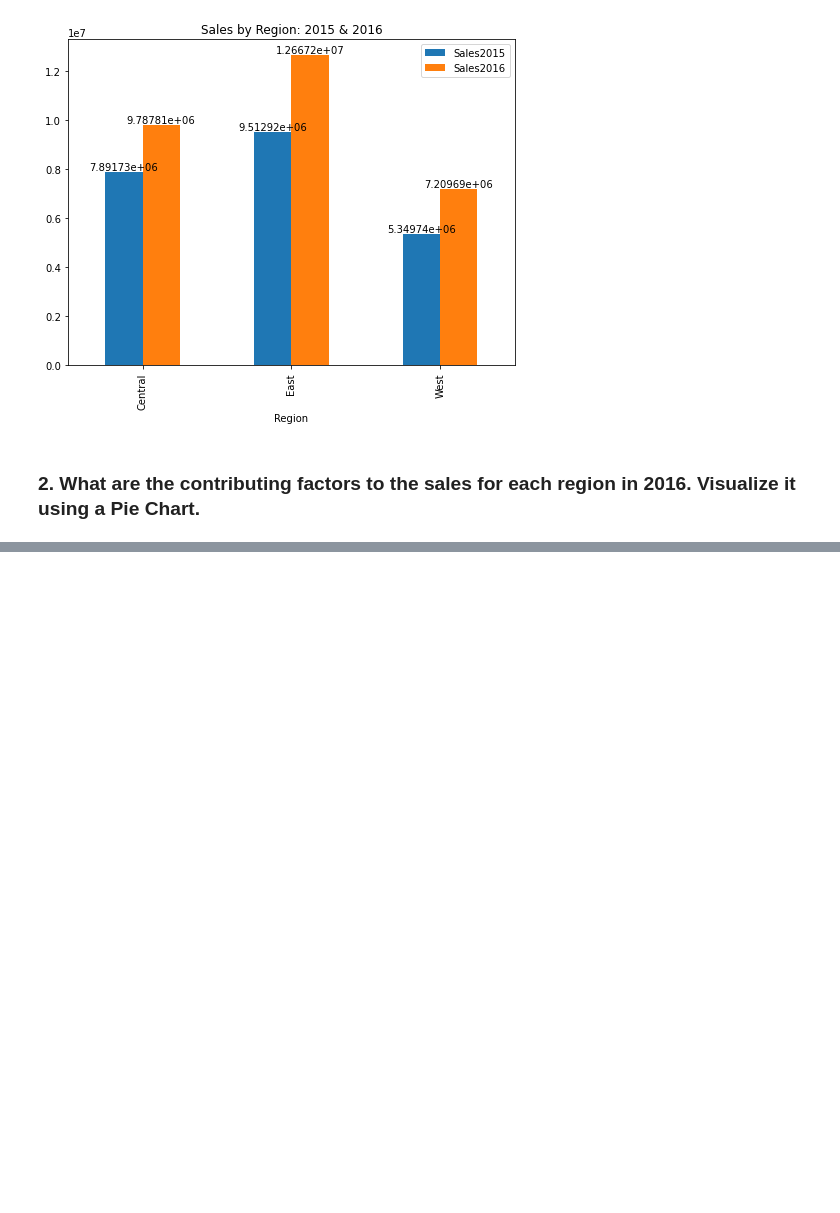
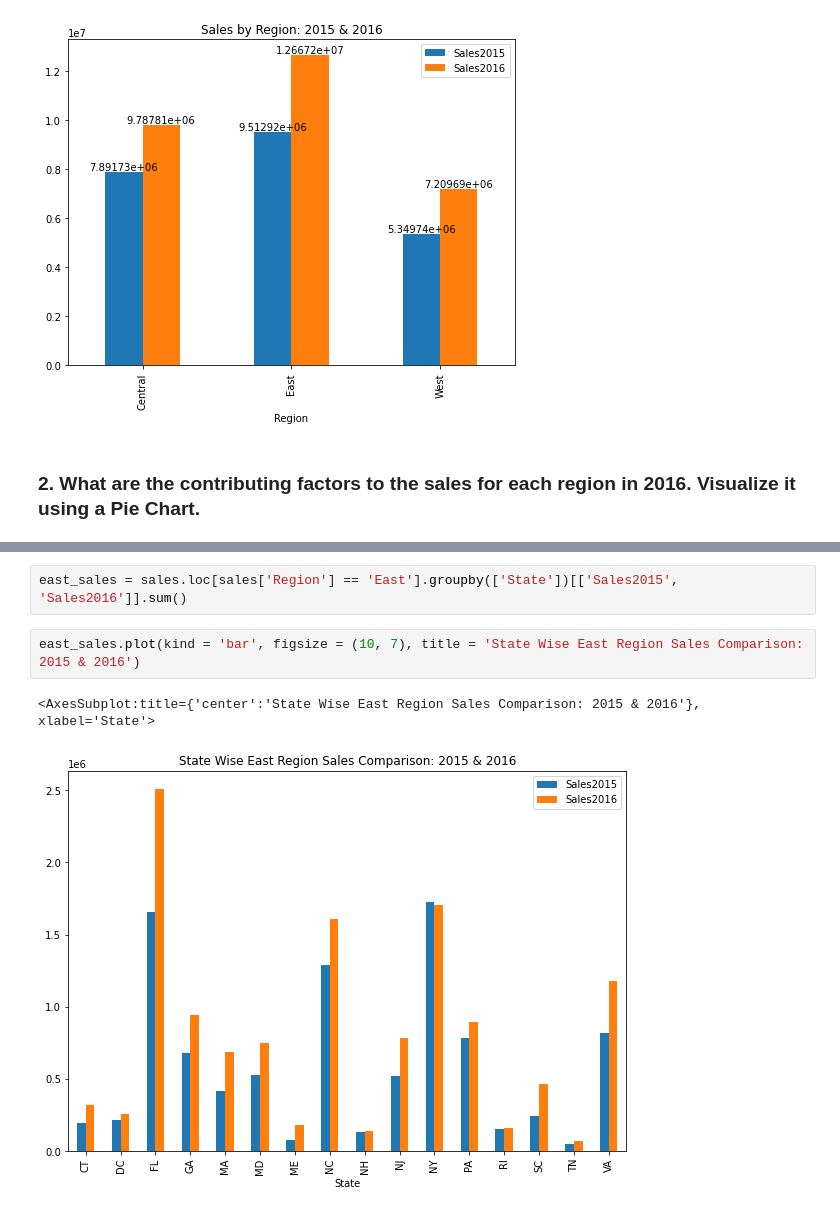
Before and after one commit to sakshisv/Data-Visualization-in-Python, a Jupyter notebook: Data Visualization in Python.ipynb, the cells around one changed output, grey strips where cells are left out. Saved outputs shown, nothing was run; the diff lists cells and outputs as text; blank space fills up the shorter version.

```diff
--- a/Data Visualization in Python.ipynb
+++ b/Data Visualization in Python.ipynb
@@ -75,0 +90,7 @@ plt.show()
+# %%
+east_sales = sales.loc[sales['Region'] == 'East'].groupby(['State'])[['Sales2015', 'Sales2016']].sum()
+# %%
+east_sales.plot(kind = 'bar', figsize = (10, 7), title = 'State Wise East Region Sales Comparison: 2015 & 2016')
+# %% [output]
+<AxesSubplot:title={'center':'State Wise East Region Sales Comparison: 2015 & 2016'}, xlabel='State'>
+[figure, added]
```
Also changed, not shown: parts of 8 cells of this notebook.
